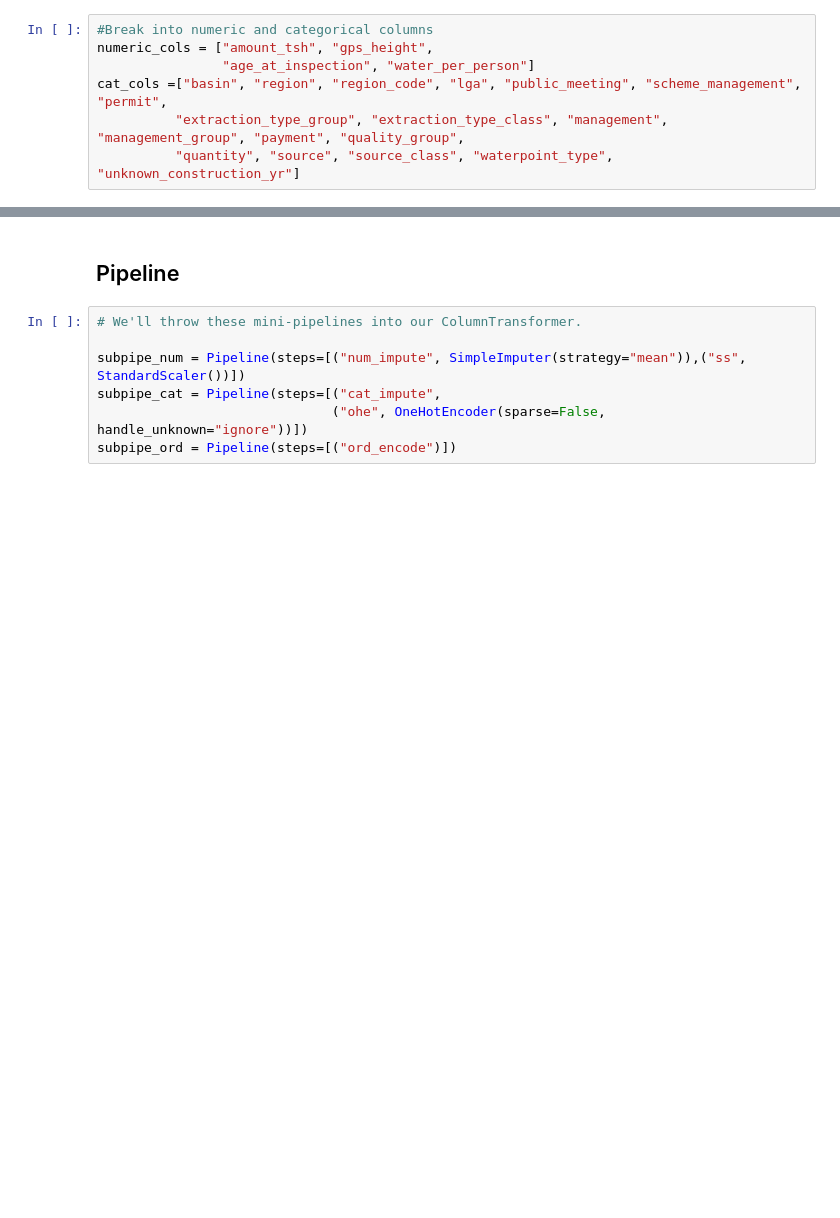
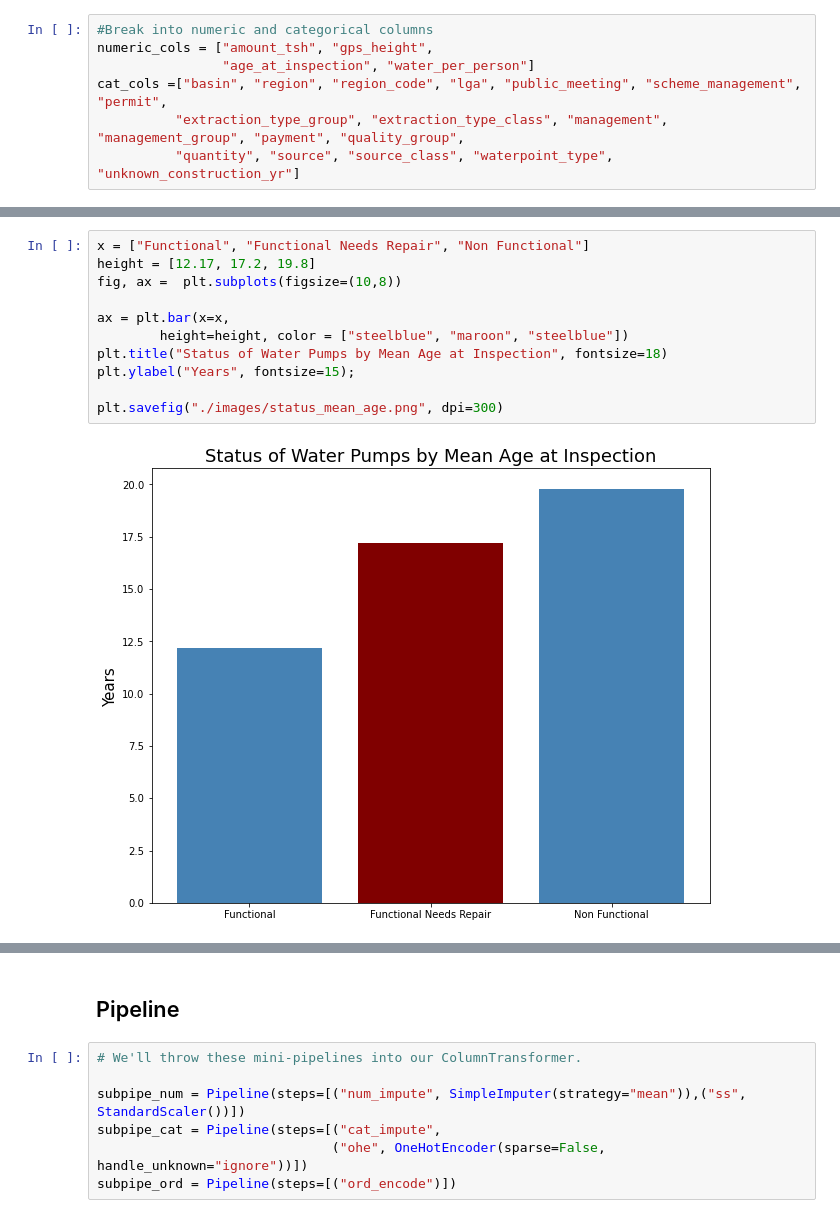
Before and after one commit to mboland23/phase_3_project, a Jupyter notebook: meg_working_notebook.ipynb, the cells around one changed output, grey strips where cells are left out. Cells and saved outputs as stored; diff of their text form; blank space fills up the shorter version.

Commit message:
added visualizations and final model eval

```diff
--- a/meg_working_notebook.ipynb
+++ b/meg_working_notebook.ipynb
@@ -428,0 +413,13 @@ cat_cols =["basin", "region", "region_code", "lga", "public_meeting", "scheme_ma
+# %%
+x = ["Functional", "Functional Needs Repair", "Non Functional"]
+height = [12.17, 17.2, 19.8]
+fig, ax =  plt.subplots(figsize=(10,8))
+
+ax = plt.bar(x=x,
+        height=height, color = ["steelblue", "maroon", "steelblue"])
+plt.title("Status of Water Pumps by Mean Age at Inspection", fontsize=18)
+plt.ylabel("Years", fontsize=15);
+
+plt.savefig("./images/status_mean_age.png", dpi=300)
+# %% [output]
+[figure, added]
```
Also changed, not shown: parts of 8 cells of this notebook, 2 other files.
